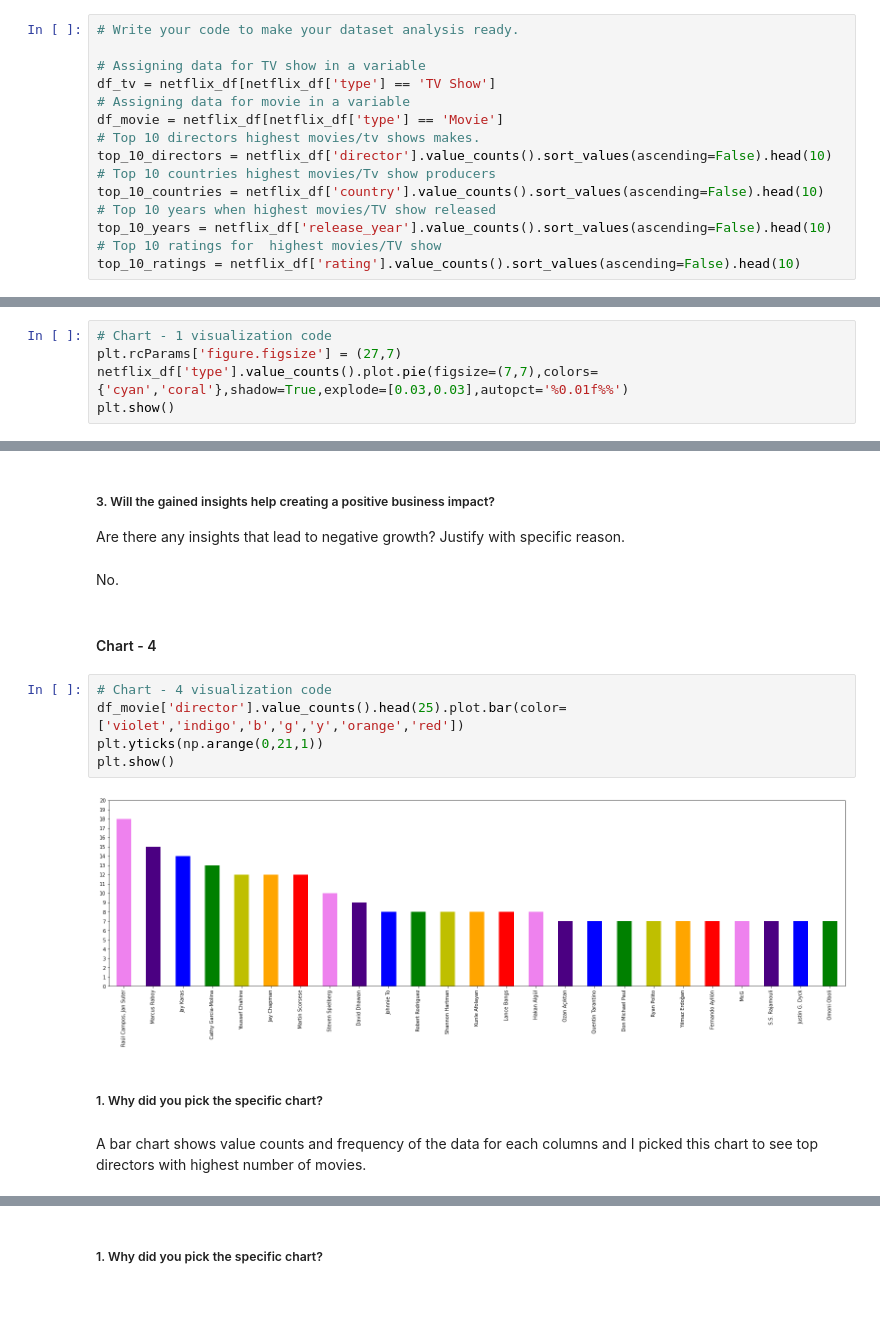
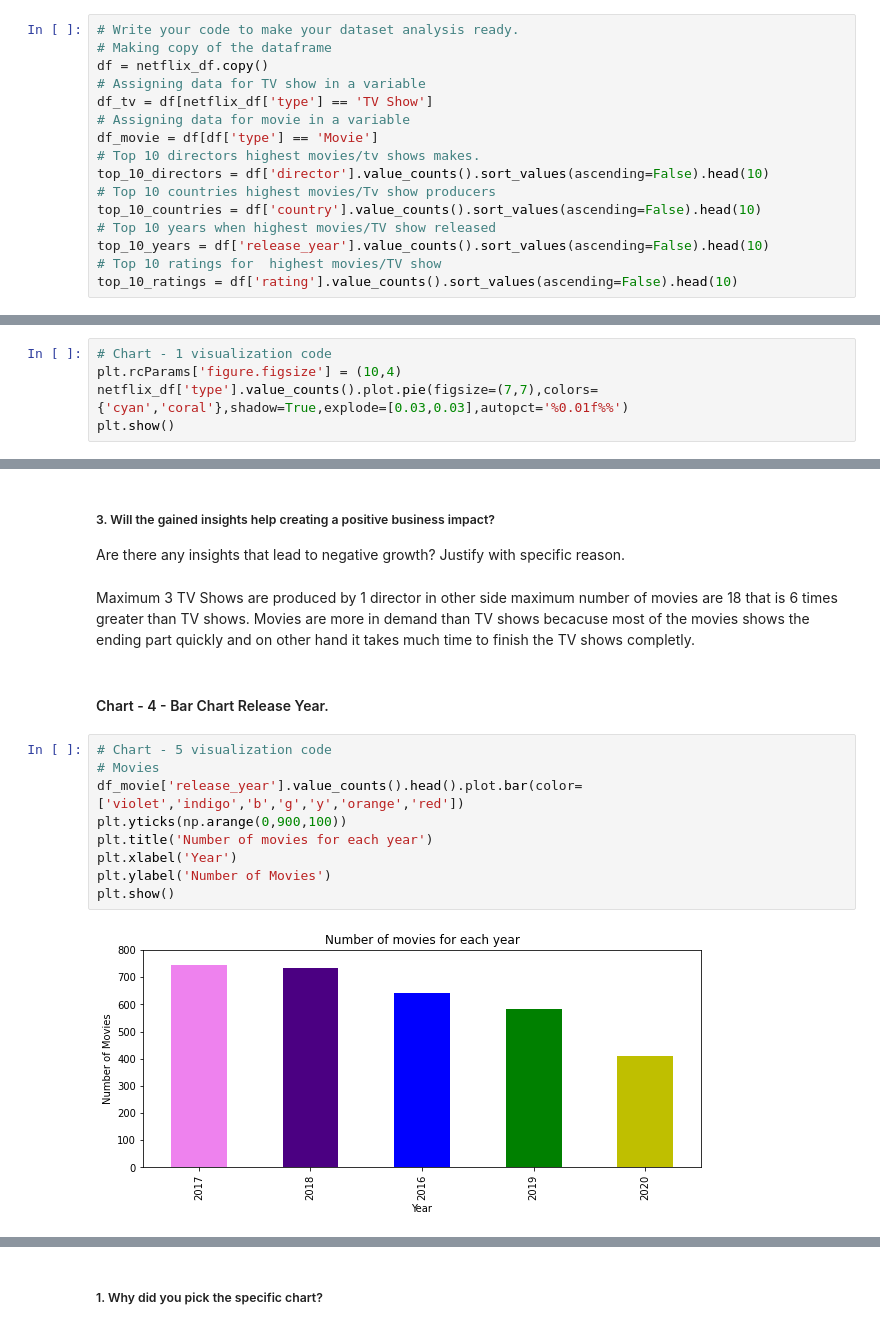
Before and after one commit to mdismailquraishicse/capstone_project_4_netflix_clustering, a Jupyter notebook: netflix_clustering.ipynb, the cells around one changed output, grey strips where cells are left out. Drawn from its saved outputs; the diff is of its cells as text; blank space fills up the shorter version.

```diff
--- a/netflix_clustering.ipynb
+++ b/netflix_clustering.ipynb
@@ -267,16 +267,17 @@ Unique values for  director are
 ### Data Wrangling Code
 # %%
 # Write your code to make your dataset analysis ready.
-
+# Making copy of the dataframe
+df = netflix_df.copy()
 # Assigning data for TV show in a variable
-df_tv = netflix_df[netflix_df['type'] == 'TV Show']
+df_tv = df[netflix_df['type'] == 'TV Show']
 # Assigning data for movie in a variable
-df_movie = netflix_df[netflix_df['type'] == 'Movie']
+df_movie = df[df['type'] == 'Movie']
 # Top 10 directors highest movies/tv shows makes.
-top_10_directors = netflix_df['director'].value_counts().sort_values(ascending=False).head(10)
+top_10_directors = df['director'].value_counts().sort_values(ascending=False).head(10)
 # Top 10 countries highest movies/Tv show producers
-top_10_countries = netflix_df['country'].value_counts().sort_values(ascending=False).head(10)
+top_10_countries = df['country'].value_counts().sort_values(ascending=False).head(10)
 # Top 10 years when highest movies/TV show released
-top_10_years = netflix_df['release_year'].value_counts().sort_values(ascending=False).head(10)
+top_10_years = df['release_year'].value_counts().sort_values(ascending=False).head(10)
 # Top 10 ratings for  highest movies/TV show
-top_10_ratings = netflix_df['rating'].value_counts().sort_values(ascending=False).head(10)
+top_10_ratings = df['rating'].value_counts().sort_values(ascending=False).head(10)
@@ -454,6 +485,6 @@ dtype: int64
 # %%
 # Chart - 1 visualization code
-plt.rcParams['figure.figsize'] = (27,7)
+plt.rcParams['figure.figsize'] = (10,4)
 netflix_df['type'].value_counts().plot.pie(figsize=(7,7),colors={'cyan','coral'},shadow=True,explode=[0.03,0.03],autopct='%0.01f%%')
 plt.show()
 # %% [output]
@@ -515,18 +579,18 @@ A bar chart shows value counts and frequency of the data for each columns and I
 # %% [markdown]
 ##### 3. Will the gained insights help creating a positive business impact?
 Are there any insights that lead to negative growth? Justify with specific reason.
-# %% [markdown]
-No.
+# %% [markdown]
+Maximum 3 TV Shows are produced by 1 director in other side maximum number of movies are 18 that is 6 times greater than TV shows. Movies are more in demand than TV shows becacuse most of the movies shows the ending part quickly and on other hand it takes much time to finish the TV shows completly.
 # %% [markdown]
-#### Chart - 4
+#### Chart - 4 - Bar Chart Release Year.
 # %%
-# Chart - 4 visualization code
-df_movie['director'].value_counts().head(25).plot.bar(color=['violet','indigo','b','g','y','orange','red'])
-plt.yticks(np.arange(0,21,1))
+# Chart - 5 visualization code
+# Movies
+df_movie['release_year'].value_counts().head().plot.bar(color=['violet','indigo','b','g','y','orange','red'])
+plt.yticks(np.arange(0,900,100))
+plt.title('Number of movies for each year')
+plt.xlabel('Year')
+plt.ylabel('Number of Movies')
 plt.show()
 # %% [output]
-[figure, old version]
+[figure, new version]
-# %% [markdown]
-##### 1. Why did you pick the specific chart?
-# %% [markdown]
-A bar chart shows value counts and frequency of the data for each columns and I picked this chart to see top directors with highest number of movies.
```
Also changed, not shown: parts of 58 cells of this notebook.
